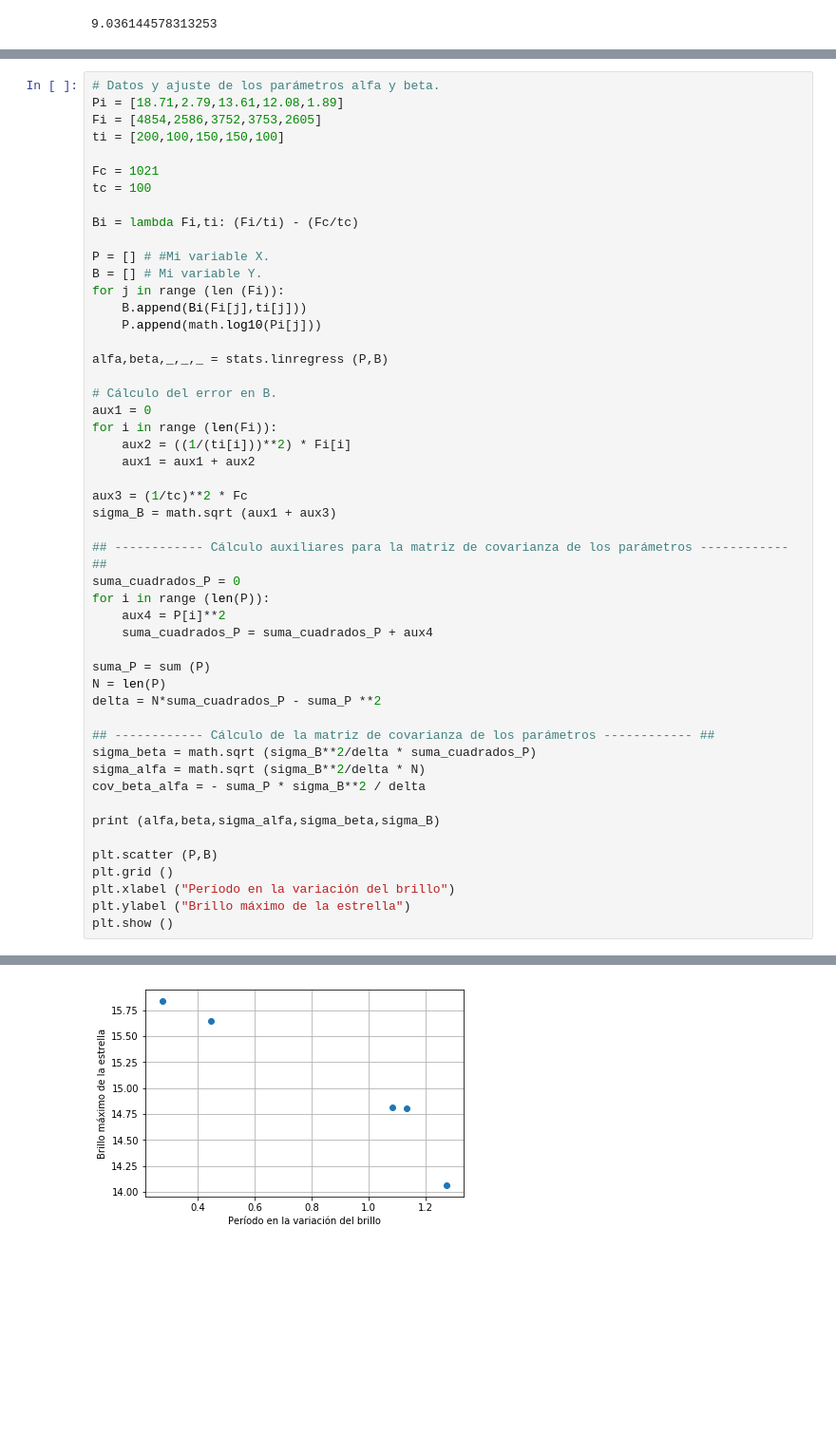
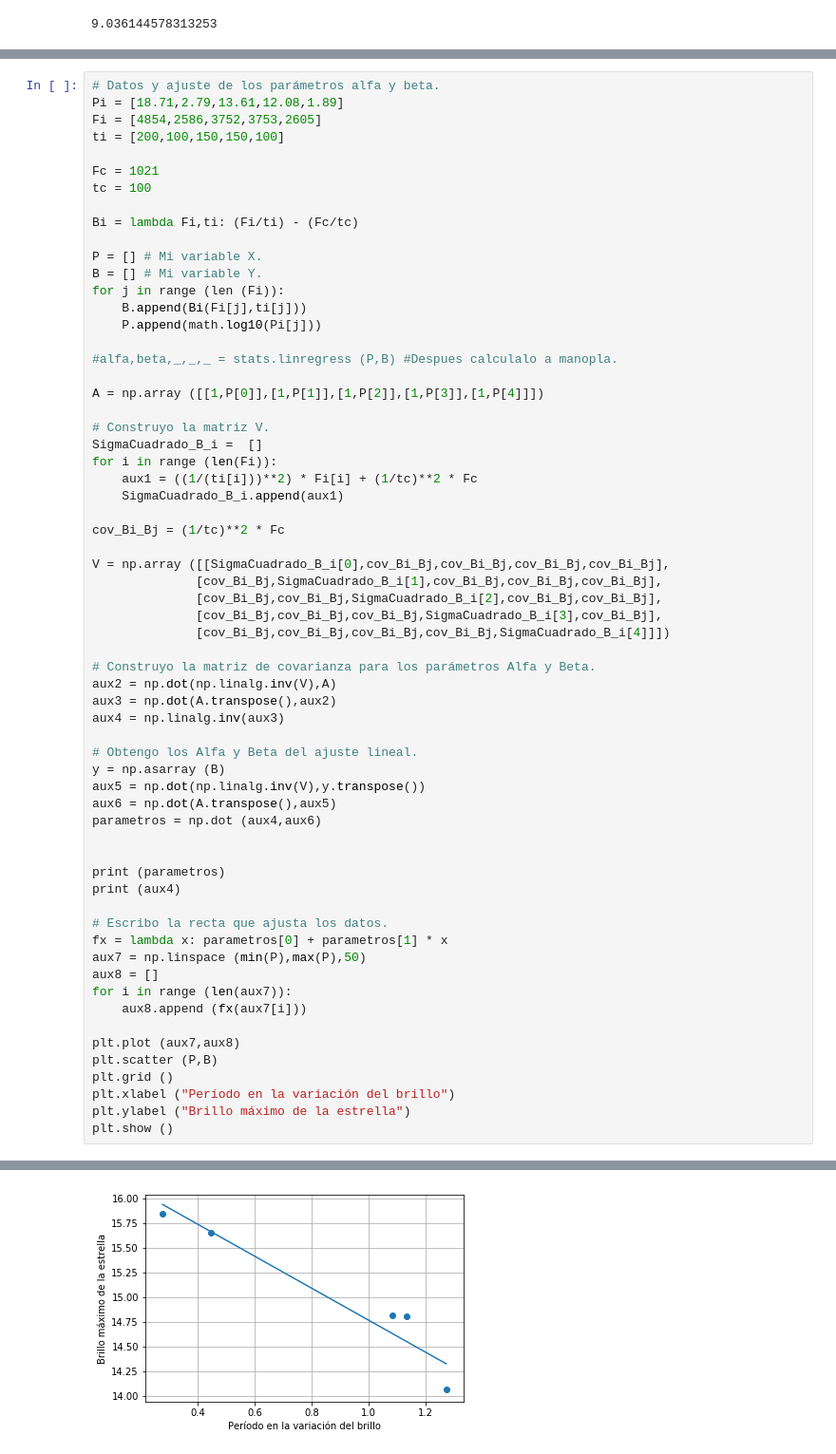
Before and after one commit to Juanfio/MEFE_2019, a Jupyter notebook: Para hacer calculos.ipynb, the cells around one changed output, grey strips where cells are left out. Shown: that part at 95% size. Drawn from its saved outputs; the diff is of its cells as text; blank space fills up the shorter version.

```diff
--- a/Para hacer calculos.ipynb
+++ b/Para hacer calculos.ipynb
@@ -168,40 +168,53 @@ tc = 100
 
 Bi = lambda Fi,ti: (Fi/ti) - (Fc/tc)
 
-P = [] # #Mi variable X.
+P = [] # Mi variable X.
 B = [] # Mi variable Y.
 for j in range (len (Fi)):
     B.append(Bi(Fi[j],ti[j]))
     P.append(math.log10(Pi[j]))
 
-alfa,beta,_,_,_ = stats.linregress (P,B)
+#alfa,beta,_,_,_ = stats.linregress (P,B) #Despues calculalo a manopla.
 
-# Cálculo del error en B.
-aux1 = 0
+A = np.array ([[1,P[0]],[1,P[1]],[1,P[2]],[1,P[3]],[1,P[4]]])
+
+# Construyo la matriz V.
+SigmaCuadrado_B_i =  []
 for i in range (len(Fi)):
-    aux2 = ((1/(ti[i]))**2) * Fi[i]
-    aux1 = aux1 + aux2
+    aux1 = ((1/(ti[i]))**2) * Fi[i] + (1/tc)**2 * Fc
+    SigmaCuadrado_B_i.append(aux1)
 
-aux3 = (1/tc)**2 * Fc
-sigma_B = math.sqrt (aux1 + aux3)
+cov_Bi_Bj = (1/tc)**2 * Fc
 
-## ------------ Cálculo auxiliares para la matriz de covarianza de los parámetros ------------ ##
-suma_cuadrados_P = 0
-for i in range (len(P)):
-    aux4 = P[i]**2
-    suma_cuadrados_P = suma_cuadrados_P + aux4
+V = np.array ([[SigmaCuadrado_B_i[0],cov_Bi_Bj,cov_Bi_Bj,cov_Bi_Bj,cov_Bi_Bj],
+              [cov_Bi_Bj,SigmaCuadrado_B_i[1],cov_Bi_Bj,cov_Bi_Bj,cov_Bi_Bj],
+              [cov_Bi_Bj,cov_Bi_Bj,SigmaCuadrado_B_i[2],cov_Bi_Bj,cov_Bi_Bj],
+              [cov_Bi_Bj,cov_Bi_Bj,cov_Bi_Bj,SigmaCuadrado_B_i[3],cov_Bi_Bj],
+              [cov_Bi_Bj,cov_Bi_Bj,cov_Bi_Bj,cov_Bi_Bj,SigmaCuadrado_B_i[4]]])
 
-suma_P = sum (P)
-N = len(P)
-delta = N*suma_cuadrados_P - suma_P **2
+# Construyo la matriz de covarianza para los parámetros Alfa y Beta.
+aux2 = np.dot(np.linalg.inv(V),A)
+aux3 = np.dot(A.transpose(),aux2)
+aux4 = np.linalg.inv(aux3)
 
-## ------------ Cálculo de la matriz de covarianza de los parámetros ------------ ##
-sigma_beta = math.sqrt (sigma_B**2/delta * suma_cuadrados_P)
-sigma_alfa = math.sqrt (sigma_B**2/delta * N)
-cov_beta_alfa = - suma_P * sigma_B**2 / delta
+# Obtengo los Alfa y Beta del ajuste lineal.
+y = np.asarray (B)
+aux5 = np.dot(np.linalg.inv(V),y.transpose())
+aux6 = np.dot(A.transpose(),aux5)
+parametros = np.dot (aux4,aux6)
 
-print (alfa,beta,sigma_alfa,sigma_beta,sigma_B)
 
+print (parametros)
+print (aux4)
+
+# Escribo la recta que ajusta los datos.
+fx = lambda x: parametros[0] + parametros[1] * x
+aux7 = np.linspace (min(P),max(P),50)
+aux8 = []
+for i in range (len(aux7)):
+    aux8.append (fx(aux7[i]))
+
+plt.plot (aux7,aux8)
 plt.scatter (P,B)
 plt.grid ()
 plt.xlabel ("Período en la variación del brillo")
@@ -212 +227 @@ plt.show ()
-[figure, old version]
+[figure, new version]
```
Also changed, not shown: parts of 4 cells of this notebook.
